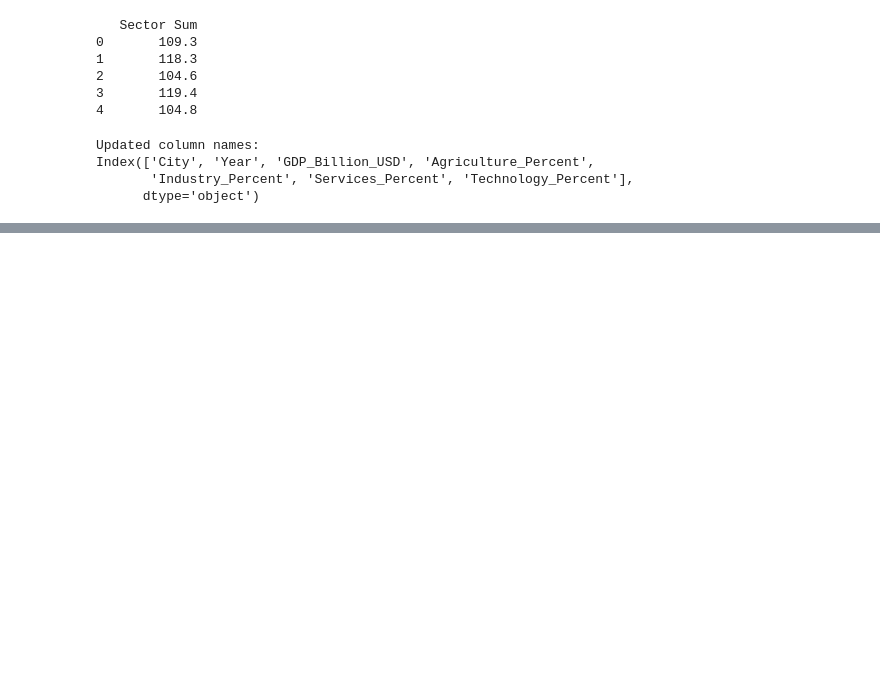
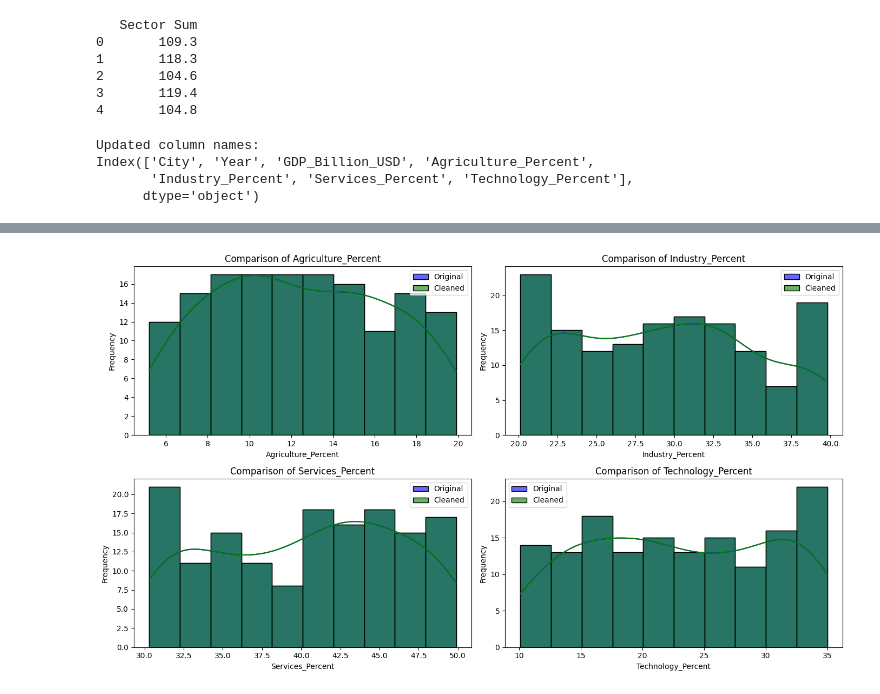
Before and after one commit to JOSHITHA6/GDP_PRODUCTIVITY_INFO, a Jupyter notebook: GDP_PRODUCTION.ipynb, the cells around one changed output, grey strips where cells are left out. Cells and saved outputs as stored; diff of their text form; code cells hidden in the pictures; blank space fills up the shorter version.

```diff
--- a/GDP_PRODUCTION.ipynb
+++ b/GDP_PRODUCTION.ipynb
@@ -150,0 +106,3 @@ fatal: Authentication failed for 'https://github.com/JOSHITHA6/GDP_PRODUCTIVITY_
+# %%
+# Create the cleaned dataset by performing your cleaning and preprocessing
+cleaned_data = data.copy()
@@ -150,0 +124,25 @@ fatal: Authentication failed for 'https://github.com/JOSHITHA6/GDP_PRODUCTIVITY_
+# %%
+import matplotlib.pyplot as plt
+import seaborn as sns
+
+# List of columns to compare (updated with new names)
+columns_to_compare = ['Agriculture_Percent', 'Industry_Percent', 'Services_Percent', 'Technology_Percent']
+
+# Create a plot for each of the specified columns
+plt.figure(figsize=(14, 8))
+
+for i, column in enumerate(columns_to_compare, 1):
+    plt.subplot(2, 2, i)  # 2 rows, 2 columns
+    sns.histplot(data[column], color='blue', label='Original', kde=True, bins=10, alpha=0.6)
+    sns.histplot(cleaned_data[column], color='green', label='Cleaned', kde=True, bins=10, alpha=0.6)
+
+    # Add titles and labels
+    plt.title(f"Comparison of {column}")
+    plt.xlabel(column)
+    plt.ylabel("Frequency")
+    plt.legend()
+
+plt.tight_layout()  # Adjust layout for better readability
+plt.show()
+# %% [output]
+[figure, added]
```
Also changed, not shown: parts of 12 cells of this notebook.
